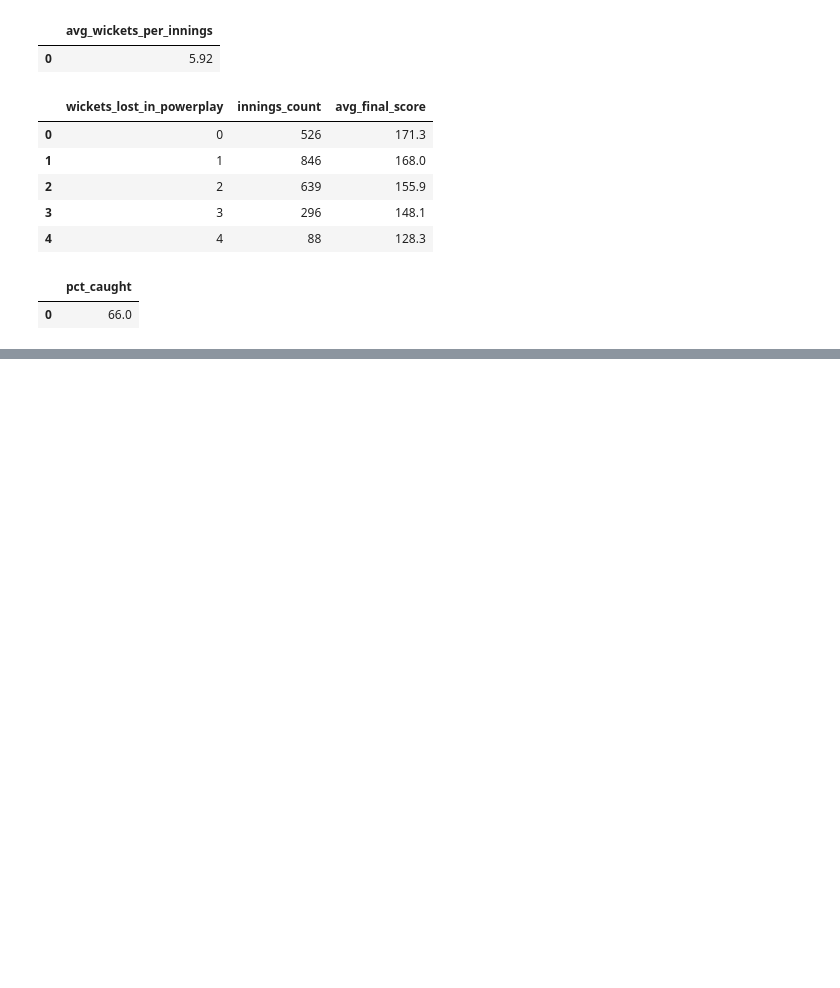
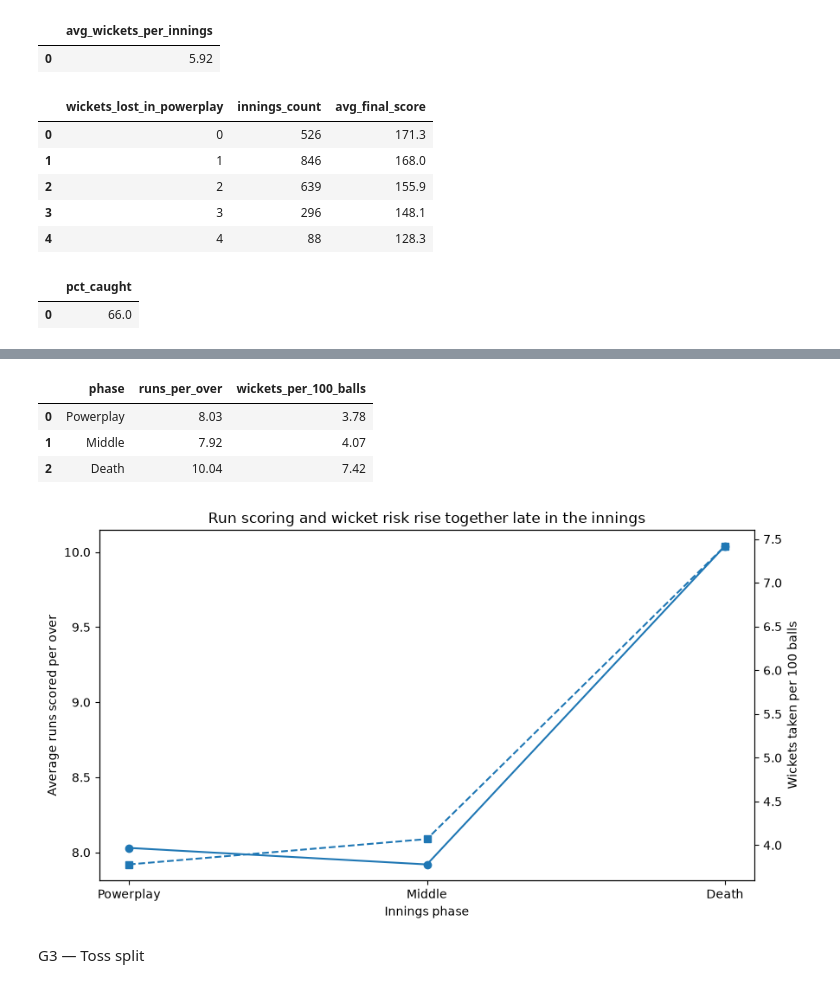
Before and after one commit to midlajmuhammad/ipl-cricket-analytics, a Jupyter notebook: notebooks/03_analysis.ipynb, the cells around one changed output, grey strips where cells are left out. Cells and saved outputs as stored; diff of their text form; code cells hidden in the pictures; blank space fills up the shorter version.

Commit message:
Add analysis reports

```diff
--- a/notebooks/03_analysis.ipynb
+++ b/notebooks/03_analysis.ipynb
@@ -2757,3 +2757,9 @@ WHERE is_wicket = 1;
 # %% [output]
 |  | pct_caught |
 | 0 | 66.0 |
+# %%
+import matplotlib.pyplot as plt
+from pathlib import Path
+
+FIG_DIR = Path("../reports/figures")
+FIG_DIR.mkdir(parents=True, exist_ok=True)
@@ -2759,0 +2842,69 @@ WHERE is_wicket = 1;
+# %%
+c1_df = q("""
+SELECT
+    phase,
+    ROUND(6.0 * SUM(total_runs) / SUM(is_legal), 2) AS runs_per_over,
+    ROUND(
+        100.0 * SUM(bowler_wicket) / SUM(is_legal),
+        2
+    ) AS wickets_per_100_balls
+FROM v_ball
+WHERE phase IN ('Powerplay', 'Middle', 'Death')
+GROUP BY phase
+ORDER BY
+    CASE phase
+        WHEN 'Powerplay' THEN 1
+        WHEN 'Middle' THEN 2
+        WHEN 'Death' THEN 3
+    END;
+""")
+
+c1_df
+# %% [output]
+|  | phase | runs_per_over | wickets_per_100_balls |
+| 0 | Powerplay | 8.03 | 3.78 |
+| 1 | Middle | 7.92 | 4.07 |
+| 2 | Death | 10.04 | 7.42 |
+# %%
+df = c1_df.copy()
+
+phase = df["phase"]
+runs = df["runs_per_over"]
+wicket_rate = df["wickets_per_100_balls"]
+
+fig, ax1 = plt.subplots(figsize=(9, 5))
+
+ax1.plot(phase, runs, marker="o")
+
+ax1.set_xlabel("Innings phase")
+ax1.set_ylabel("Average runs scored per over")
+
+ax2 = ax1.twinx()
+
+ax2.plot(
+    phase,
+    wicket_rate,
+    marker="s",
+    linestyle="--"
+)
+
+ax2.set_ylabel("Wickets taken per 100 balls")
+
+ax1.set_title(
+    "Run scoring and wicket risk rise together late in the innings"
+)
+
+fig.tight_layout()
+
+fig.savefig(
+    FIG_DIR / "runs_wickets_by_phase.png",
+    dpi=200,
+    bbox_inches="tight"
+)
+
+plt.show()
+plt.close(fig)
+# %% [output]
+[figure, added]
+# %% [markdown]
+G3 — Toss split
```
Also changed, not shown: parts of 10 cells of this notebook, 6 other files.
